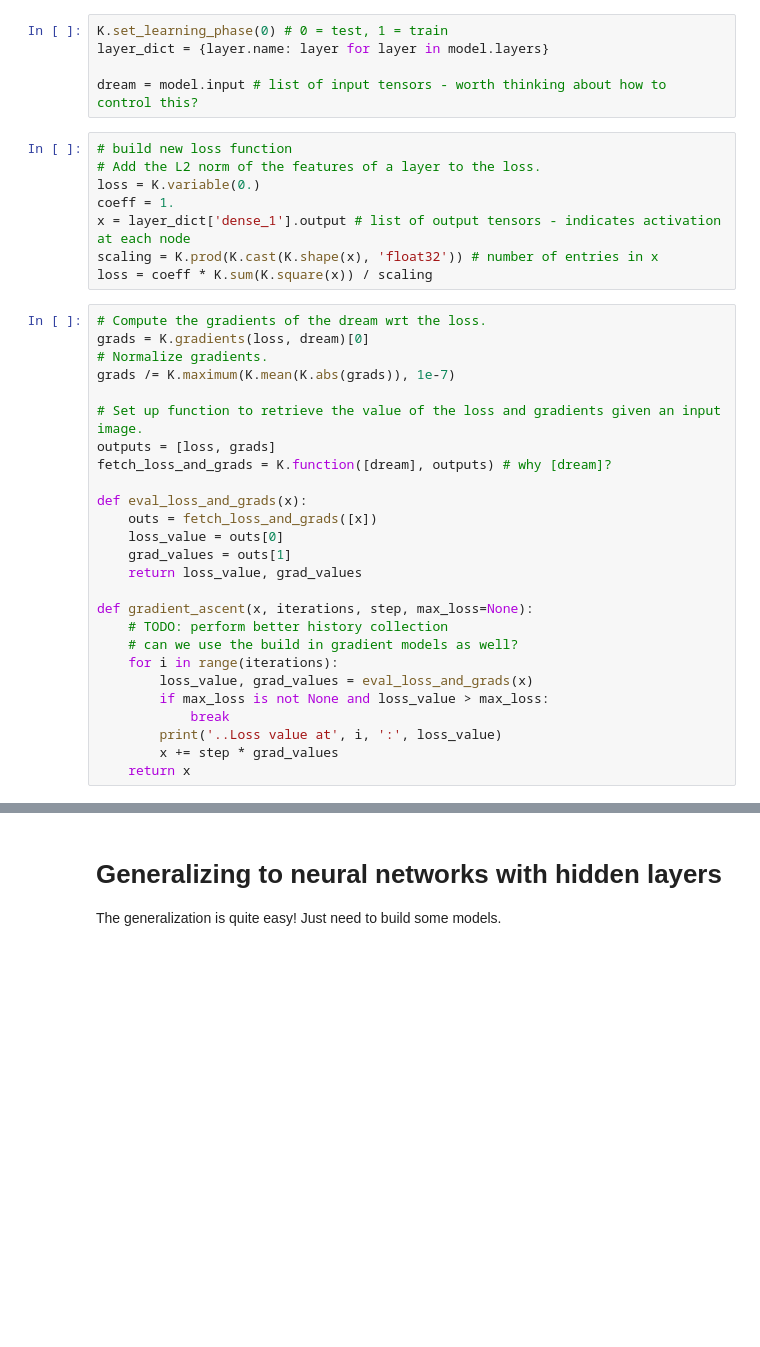
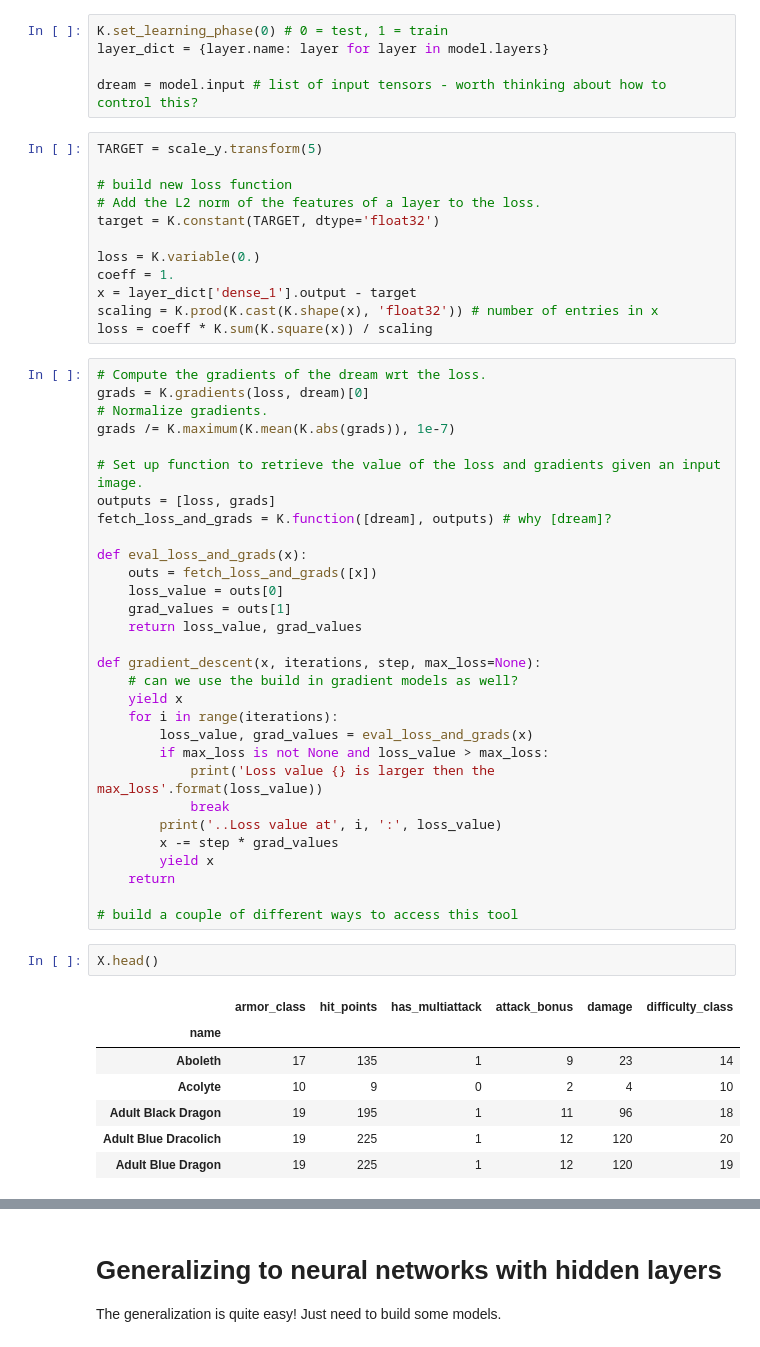
Before and after one commit to wisygig/cr, a Jupyter notebook: Simple neural network.ipynb, the cells around one changed output, grey strips where cells are left out. Drawn from its saved outputs; the diff is of its cells as text; blank space fills up the shorter version.

```diff
--- a/Simple neural network.ipynb
+++ b/Simple neural network.ipynb
@@ -173,11 +177,15 @@ layer_dict = {layer.name: layer for layer in model.layers}
 
 dream = model.input # list of input tensors - worth thinking about how to control this?
 # %%
+TARGET = scale_y.transform(5)
+
 # build new loss function
 # Add the L2 norm of the features of a layer to the loss.
+target = K.constant(TARGET, dtype='float32')
+
 loss = K.variable(0.)
 coeff = 1.
-x = layer_dict['dense_1'].output # list of output tensors - indicates activation at each node
+x = layer_dict['dense_1'].output - target
 scaling = K.prod(K.cast(K.shape(x), 'float32')) # number of entries in x
 loss = coeff * K.sum(K.square(x)) / scaling
 # %%
@@ -196,14 +204,28 @@ def eval_loss_and_grads(x):
     grad_values = outs[1]
     return loss_value, grad_values
 
-def gradient_ascent(x, iterations, step, max_loss=None):
-    # TODO: perform better history collection
+def gradient_descent(x, iterations, step, max_loss=None):
     # can we use the build in gradient models as well?
+    yield x
     for i in range(iterations):
         loss_value, grad_values = eval_loss_and_grads(x)
         if max_loss is not None and loss_value > max_loss:
+            print('Loss value {} is larger then the max_loss'.format(loss_value))
             break
         print('..Loss value at', i, ':', loss_value)
-        x += step * grad_values
-    return x
+        x -= step * grad_values
+        yield x
+    return
+
+# build a couple of different ways to access this tool
+# %%
+X.head()
+# %% [output]
+|  | armor_class | hit_points | has_multiattack | attack_bonus | damage | difficulty_class |
+| name |  |  |  |  |  |  |
+| Aboleth | 17 | 135 | 1 | 9 | 23 | 14 |
+| Acolyte | 10 | 9 | 0 | 2 | 4 | 10 |
+| Adult Black Dragon | 19 | 195 | 1 | 11 | 96 | 18 |
+| Adult Blue Dracolich | 19 | 225 | 1 | 12 | 120 | 20 |
+| Adult Blue Dragon | 19 | 225 | 1 | 12 | 120 | 19 |
 # %%
```
Also changed, not shown: parts of 8 cells of this notebook.
